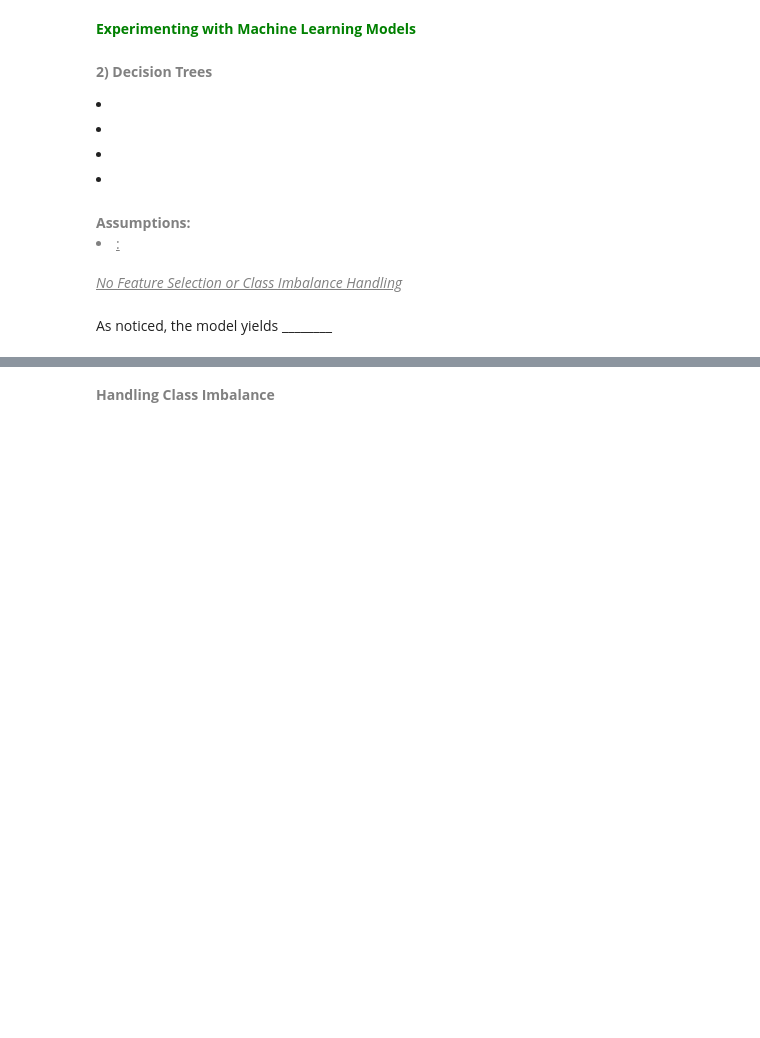
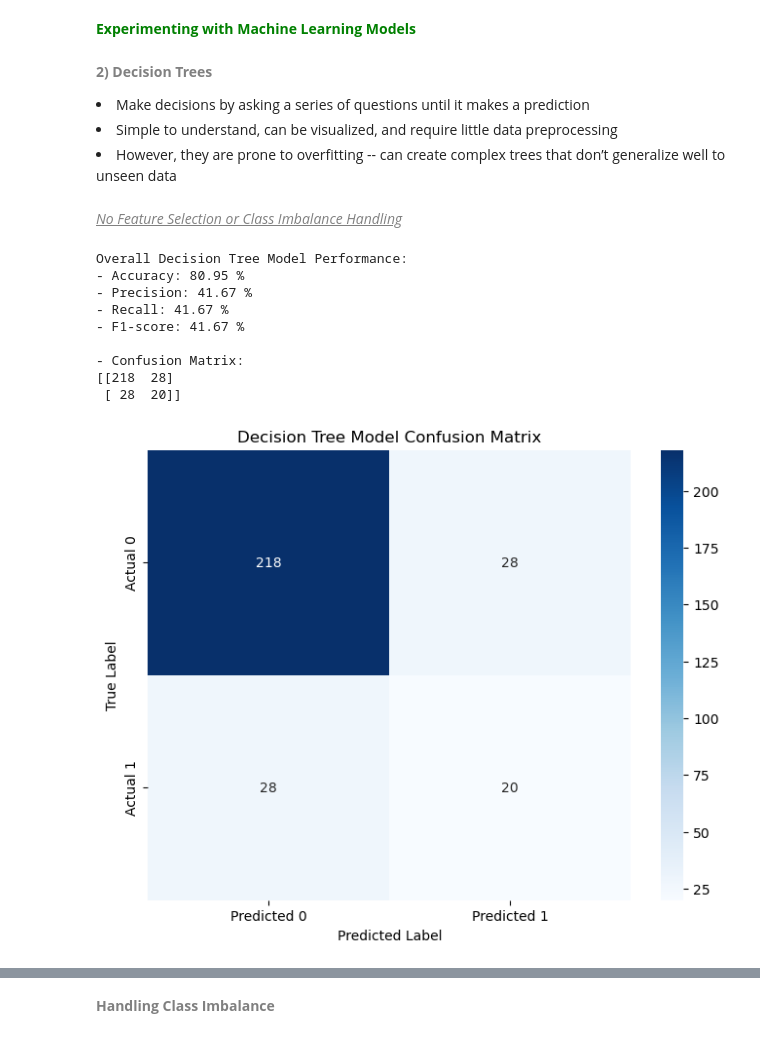
Before and after one commit to lamiselsayed/Employee-Attrition-Analytics-Project, a Jupyter notebook: 2) Decision Trees, XGBoost.ipynb, the cells around one changed output, grey strips where cells are left out. Drawn from its saved outputs; the diff is of its cells as text; code cells hidden in the pictures; blank space fills up the shorter version.

Commit message:
fixed typos in 1) and completed decision trees model in 2)

```diff
--- a/2) Decision Trees, XGBoost.ipynb
+++ b/2) Decision Trees, XGBoost.ipynb
@@ -110,48 +111,51 @@ from sklearn.metrics import accuracy_score, f1_score, precision_score, recall_sc
 <font size = 4, color = "gray"><b> 2) Decision Trees </b></font>
 
 <font size = 4, color = "gray"> <em>
-<li></li>
-<li></li>
-<li></li>
-<li></li>
+<li>Make decisions by asking a series of questions until it makes a prediction</li>
+<li>Simple to understand, can be visualized, and require little data preprocessing</li>
+<li>However, they are prone to overfitting -- can create complex trees that don’t generalize well to unseen data</li>
 </em></font>
-# %% [markdown]
-<font color = "gray">
-<b>Assumptions: </b>
-<li><u>:</u> </li>
-</font>
 # %% [markdown]
 <font color = "gray"><u><em>No Feature Selection or Class Imbalance Handling</em></u>
 # %%
 # split data into 80% training and 20% testing
-# X_train, X_test, y_train, y_test = train_test_split(X_rescaled_df, newer_y, test_size = 0.20, random_state = 23)
+X_train, X_test, y_train, y_test = train_test_split(X_rescaled_df, y, test_size = 0.20, random_state = 23)
 
-# logRegModel = LogisticRegression(class_weight = 'balanced', random_state = 23)   # class_weight useful for imbalanced classes (like in our case)
-# logRegModel.fit(X_train, y_train)
-# prediction = logRegModel.predict(X_test)
+decision_treeModel = DecisionTreeClassifier(random_state = 23)     # default criterion = gini, default splitter = best
+decision_treeModel.fit(X_train, y_train)
+predictionDT = decision_treeModel.predict(X_test)
 
-# logReg_accuracy = accuracy_score(y_test, prediction)
-# logReg_f1score = f1_score(y_test, prediction)
-# logReg_precision = precision_score(y_test, prediction)
-# logReg_recall = recall_score(y_test, prediction)
+accuracy_DT = accuracy_score(y_test, predictionDT)
+f1score_DT = f1_score(y_test, predictionDT)
+precision_DT = precision_score(y_test, predictionDT)
+recall_DT = recall_score(y_test, predictionDT)
 
-# logReg_confMatrix = confusion_matrix(y_test, prediction)
+confMatrix_DT = confusion_matrix(y_test, predictionDT)
 
-# print("Overall Logistic Regression Model Performance:")
-# print(f'- Accuracy: {logReg_accuracy * 100:.2f} %')
-# print(f'- Precision: {logReg_precision * 100:.2f} %')
-# print(f'- Recall: {logReg_recall * 100:.2f} %')
-# print(f'- F1-score: {logReg_f1score * 100:.2f} %\n')
+print("Overall Decision Tree Model Performance:")
+print(f'- Accuracy: {accuracy_DT * 100:.2f} %')
+print(f'- Precision: {precision_DT * 100:.2f} %')
+print(f'- Recall: {recall_DT * 100:.2f} %')
+print(f'- F1-score: {f1score_DT * 100:.2f} %\n')
 
-# print(f'- Confusion Matrix: \n{logReg_confMatrix}')
+print(f'- Confusion Matrix: \n{confMatrix_DT}')
 
-# plt.figure(figsize=(8, 6))
-# sns.heatmap(logReg_confMatrix, annot = True, fmt = 'd', cmap='Blues', cbar = True,
-#             xticklabels = ['Predicted 0', 'Predicted 1'],
-#             yticklabels = ['Actual 0', 'Actual 1'])
-# plt.xlabel('Predicted Label')
-# plt.ylabel('True Label')
-# plt.title('Logistic Regression Model Confusion Matrix')
-# plt.show()
+plt.figure(figsize=(8, 6))
+sns.heatmap(confMatrix_DT, annot = True, fmt = 'd', cmap='Blues', cbar = True,
+            xticklabels = ['Predicted 0', 'Predicted 1'],
+            yticklabels = ['Actual 0', 'Actual 1'])
+plt.xlabel('Predicted Label')
+plt.ylabel('True Label')
+plt.title('Decision Tree Model Confusion Matrix')
+plt.show()
+# %% [output]
+Overall Decision Tree Model Performance:
+- Accuracy: 80.95 %
+- Precision: 41.67 %
+- Recall: 41.67 %
+- F1-score: 41.67 %
+
+- Confusion Matrix:
+[[218  28]
+ [ 28  20]]
+[figure, added]
-# %% [markdown]
-As noticed, the model yields ________
```
Also changed, not shown: parts of 25 cells of this notebook, 1 other file.
